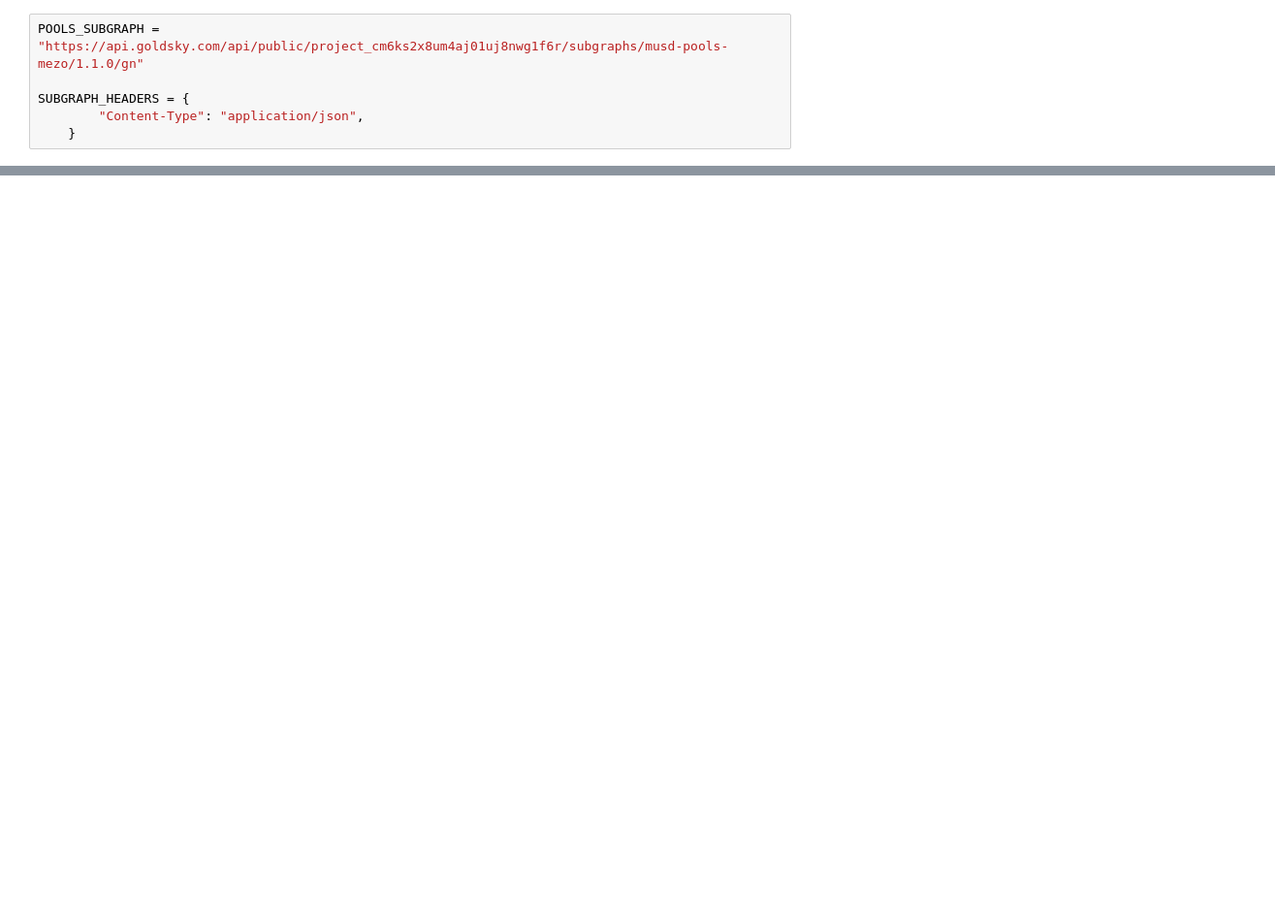
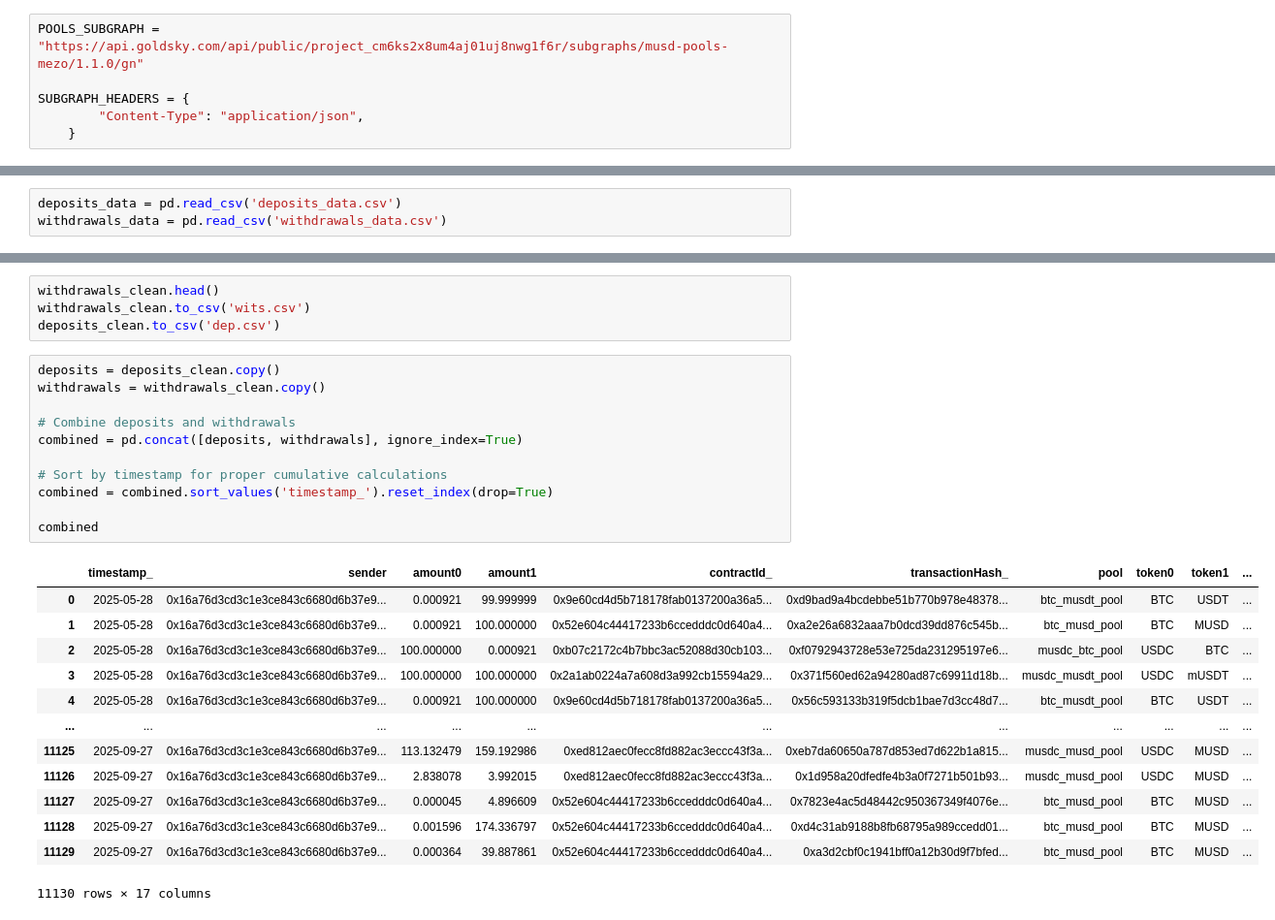
Before and after one commit to thesis/mezo-analytics, a Jupyter notebook: notebooks/pools-02-09_2025.ipynb, the cells around one changed output, grey strips where cells are left out. Shown: that part at 97% size. Cells and saved outputs as stored; diff of their text form; blank space fills up the shorter version.

```diff
--- a/notebooks/pools-02-09_2025.ipynb
+++ b/notebooks/pools-02-09_2025.ipynb
@@ -120,0 +164,3 @@ def process_volume_data(raw_volume):
+# %%
+deposits_data = pd.read_csv('deposits_data.csv')
+withdrawals_data = pd.read_csv('withdrawals_data.csv')
@@ -126,0 +189,29 @@ withdrawals_clean = process_pools_data(withdrawals_data, 'withdrawal')
+# %%
+withdrawals_clean.head()
+withdrawals_clean.to_csv('wits.csv')
+deposits_clean.to_csv('dep.csv')
+# %%
+deposits = deposits_clean.copy()
+withdrawals = withdrawals_clean.copy()
+
+# Combine deposits and withdrawals
+combined = pd.concat([deposits, withdrawals], ignore_index=True)
+
+# Sort by timestamp for proper cumulative calculations
+combined = combined.sort_values('timestamp_').reset_index(drop=True)
+
+combined
+# %% [output]
+|  | timestamp_ | sender | amount0 | amount1 | contractId_ | transactionHash_ | pool | token0 | token1 | ... |
+| 0 | 2025-05-28 | 0x16a76d3cd3c1e3ce843c6680d6b37e9... | 0.000921 | 99.999999 | 0x9e60cd4d5b718178fab0137200a36a5... | 0xd9bad9a4bcdebbe51b770b978e48378... | btc_musdt_pool | BTC | USDT | ... |
+| 1 | 2025-05-28 | 0x16a76d3cd3c1e3ce843c6680d6b37e9... | 0.000921 | 100.000000 | 0x52e604c44417233b6ccedddc0d640a4... | 0xa2e26a6832aaa7b0dcd39dd876c545b... | btc_musd_pool | BTC | MUSD | ... |
+| 2 | 2025-05-28 | 0x16a76d3cd3c1e3ce843c6680d6b37e9... | 100.000000 | 0.000921 | 0xb07c2172c4b7bbc3ac52088d30cb103... | 0xf0792943728e53e725da231295197e6... | musdc_btc_pool | USDC | BTC | ... |
+| 3 | 2025-05-28 | 0x16a76d3cd3c1e3ce843c6680d6b37e9... | 100.000000 | 100.000000 | 0x2a1ab0224a7a608d3a992cb15594a29... | 0x371f560ed62a94280ad87c69911d18b... | musdc_musdt_pool | USDC | mUSDT | ... |
+| 4 | 2025-05-28 | 0x16a76d3cd3c1e3ce843c6680d6b37e9... | 0.000921 | 100.000000 | 0x9e60cd4d5b718178fab0137200a36a5... | 0x56c593133b319f5dcb1bae7d3cc48d7... | btc_musdt_pool | BTC | USDT | ... |
+| ... | ... | ... | ... | ... | ... | ... | ... | ... | ... | ... |
+| 11125 | 2025-09-27 | 0x16a76d3cd3c1e3ce843c6680d6b37e9... | 113.132479 | 159.192986 | 0xed812aec0fecc8fd882ac3eccc43f3a... | 0xeb7da60650a787d853ed7d622b1a815... | musdc_musd_pool | USDC | MUSD | ... |
+| 11126 | 2025-09-27 | 0x16a76d3cd3c1e3ce843c6680d6b37e9... | 2.838078 | 3.992015 | 0xed812aec0fecc8fd882ac3eccc43f3a... | 0x1d958a20dfedfe4b3a0f7271b501b93... | musdc_musd_pool | USDC | MUSD | ... |
+| 11127 | 2025-09-27 | 0x16a76d3cd3c1e3ce843c6680d6b37e9... | 0.000045 | 4.896609 | 0x52e604c44417233b6ccedddc0d640a4... | 0x7823e4ac5d48442c950367349f4076e... | btc_musd_pool | BTC | MUSD | ... |
+| 11128 | 2025-09-27 | 0x16a76d3cd3c1e3ce843c6680d6b37e9... | 0.001596 | 174.336797 | 0x52e604c44417233b6ccedddc0d640a4... | 0xd4c31ab9188b8fb68795a989ccedd01... | btc_musd_pool | BTC | MUSD | ... |
+| 11129 | 2025-09-27 | 0x16a76d3cd3c1e3ce843c6680d6b37e9... | 0.000364 | 39.887861 | 0x52e604c44417233b6ccedddc0d640a4... | 0xa3d2cbf0c1941bff0a12b30d9f7bfed... | btc_musd_pool | BTC | MUSD | ... |
+11130 rows × 17 columns
```
Also changed, not shown: parts of 38 cells of this notebook, 2 other files.
